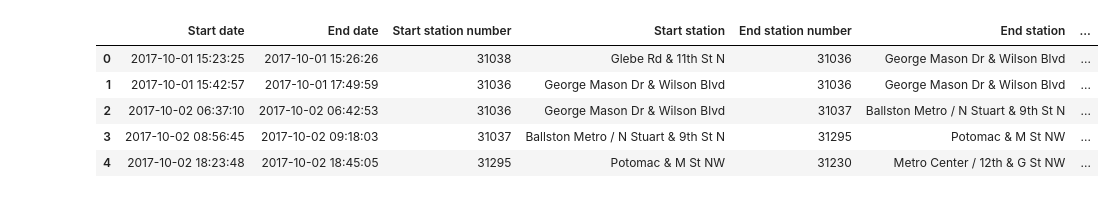
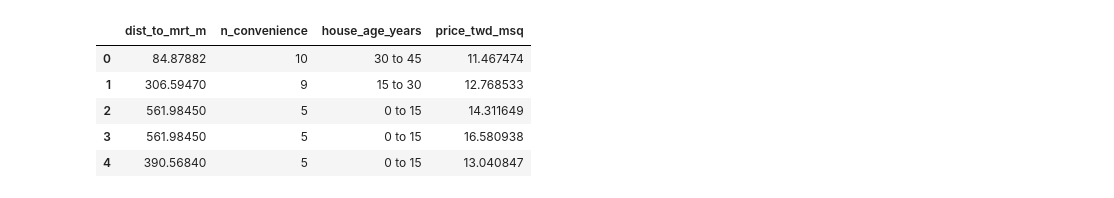
Before and after one commit to Rohanrathod7/my-ds-labs, a Jupyter notebook: 26_Introduction_to_Regression_with_statsmodels_in_Python/01_Simple_Linear_Regression_Modeling.ipynb, the cells around one changed output. Saved outputs shown, nothing was run; the diff lists cells and outputs as text; code cells hidden in the pictures.

```diff
--- a/26_Introduction_to_Regression_with_statsmodels_in_Python/01_Simple_Linear_Regression_Modeling.ipynb
+++ b/26_Introduction_to_Regression_with_statsmodels_in_Python/01_Simple_Linear_Regression_Modeling.ipynb
@@ -9,22 +9,22 @@ import datetime as dt
 # %%
 import pandas as pd
 
-url = "https://raw.githubusercontent.com/Rohanrathod7/my-ds-labs/main/22_Working_with_Dates_and_Times_in_Python/dataset/capital-onebike.csv"
+url = "https://raw.githubusercontent.com/Rohanrathod7/my-ds-labs/main/26_Introduction_to_Regression_with_statsmodels_in_Python/dataset/taiwan_real_estate2.csv"
 # Read the CSV file
-onebike_datetimes = pd.read_csv(url)
-display(onebike_datetimes.head())
+taiwan_real_estate = pd.read_csv(url)
+display(taiwan_real_estate.head())
 
 # The second URL is not needed for the current task, so I'll remove it
 # url = "https://raw.githubusercontent.com/Rohanrathod7/my-ds-labs/main/20_Cleaning_Data_in_Python/dataset/restaurants_L2_dirty.csv"
 # try:
 #   restaurants_new = pd.read_csv(url)
 #   display(restaurants_new.head())
 # except Exception as e:
 #   print(f"Error reading the second URL as CSV: {e}")
 # %% [output]
-|  | Start date | End date | Start station number | Start station | End station number | End station | ... |
-| 0 | 2017-10-01 15:23:25 | 2017-10-01 15:26:26 | 31038 | Glebe Rd & 11th St N | 31036 | George Mason Dr & Wilson Blvd | ... |
-| 1 | 2017-10-01 15:42:57 | 2017-10-01 17:49:59 | 31036 | George Mason Dr & Wilson Blvd | 31036 | George Mason Dr & Wilson Blvd | ... |
-| 2 | 2017-10-02 06:37:10 | 2017-10-02 06:42:53 | 31036 | George Mason Dr & Wilson Blvd | 31037 | Ballston Metro / N Stuart & 9th St N | ... |
-| 3 | 2017-10-02 08:56:45 | 2017-10-02 09:18:03 | 31037 | Ballston Metro / N Stuart & 9th St N | 31295 | Potomac & M St NW | ... |
-| 4 | 2017-10-02 18:23:48 | 2017-10-02 18:45:05 | 31295 | Potomac & M St NW | 31230 | Metro Center / 12th & G St NW | ... |
+|  | dist_to_mrt_m | n_convenience | house_age_years | price_twd_msq |
+| 0 | 84.87882 | 10 | 30 to 45 | 11.467474 |
+| 1 | 306.59470 | 9 | 15 to 30 | 12.768533 |
+| 2 | 561.98450 | 5 | 0 to 15 | 14.311649 |
+| 3 | 561.98450 | 5 | 0 to 15 | 16.580938 |
+| 4 | 390.56840 | 5 | 0 to 15 | 13.040847 |
```
Also changed, not shown: parts of 32 cells of this notebook.
